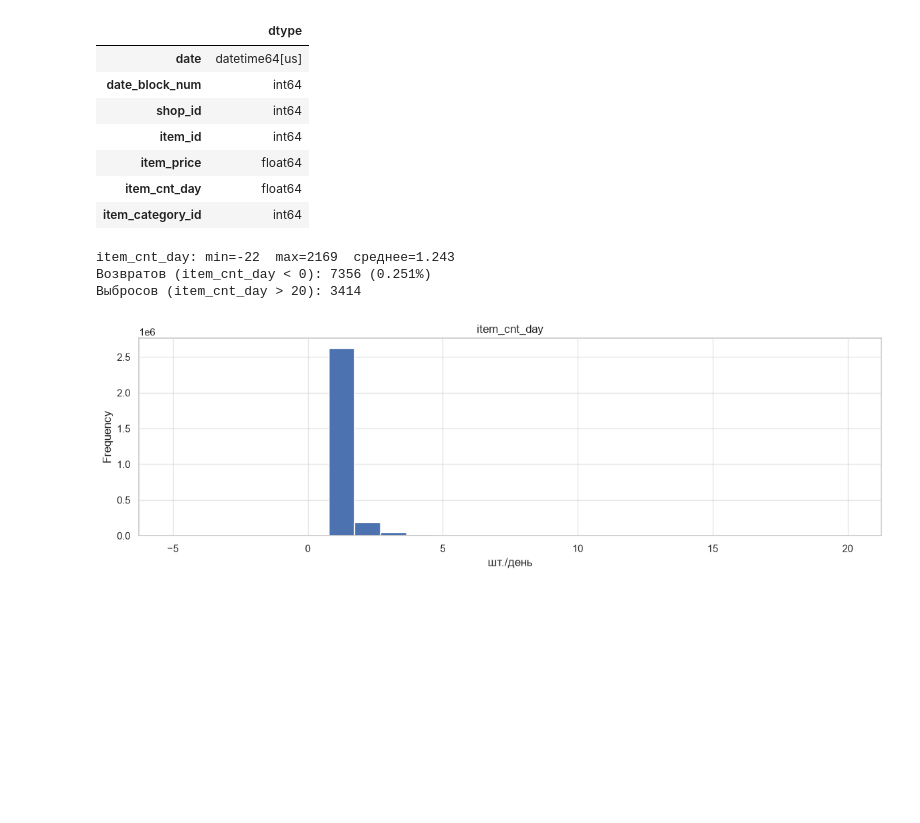
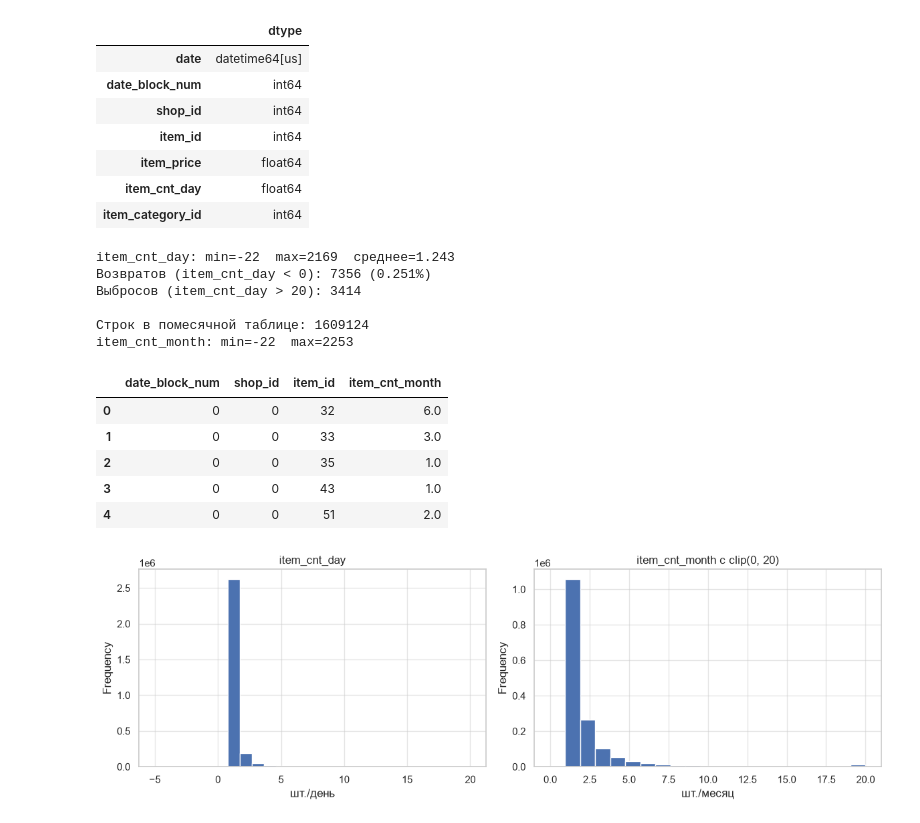
Before and after one commit to brawlerleg/ecup2026, a Jupyter notebook: niki.ipynb, the cells around one changed output. Cells and saved outputs as stored; diff of their text form; code cells hidden in the pictures; blank space fills up the shorter version.

```diff
--- a/niki.ipynb
+++ b/niki.ipynb
@@ -73,14 +73,36 @@ print('item_cnt_day: min=%.0f  max=%.0f  среднее=%.3f' % (d.min(), d.max(
 print('Возвратов (item_cnt_day < 0): %d (%.3f%%)' % ((d < 0).sum(), 100 * (d < 0).mean()))
 print('Выбросов (item_cnt_day > 20): %d' % (d > 20).sum())
 
-fig, ax = plt.subplots(1, 1, figsize=(12, 4))
-sales_train.loc[d.between(-5, 20), 'item_cnt_day'].plot(kind='hist', bins=26, ax=ax)
-ax.set_title('item_cnt_day');
-ax.set_xlabel('шт./день')
-plt.tight_layout();
-plt.show()
+_monthly = (sales_train.groupby(['date_block_num', 'shop_id', 'item_id'], observed=True)
+            .agg(item_cnt_month=('item_cnt_day', 'sum'))
+            .reset_index())
+print('\nСтрок в помесячной таблице:', _monthly.shape[0])
+print('item_cnt_month: min=%.0f  max=%.0f' % (_monthly['item_cnt_month'].min(),
+                                              _monthly['item_cnt_month'].max()))
+
+_monthly.head()
 # %% [output]
 item_cnt_day: min=-22  max=2169  среднее=1.243
 Возвратов (item_cnt_day < 0): 7356 (0.251%)
 Выбросов (item_cnt_day > 20): 3414
+
+Строк в помесячной таблице: 1609124
+item_cnt_month: min=-22  max=2253
-[figure, removed]
+|  | date_block_num | shop_id | item_id | item_cnt_month |
+| 0 | 0 | 0 | 32 | 6.0 |
+| 1 | 0 | 0 | 33 | 3.0 |
+| 2 | 0 | 0 | 35 | 1.0 |
+| 3 | 0 | 0 | 43 | 1.0 |
+| 4 | 0 | 0 | 51 | 2.0 |
+# %%
+fig, ax = plt.subplots(1, 2, figsize=(12, 4))
+sales_train.loc[d.between(-5, 20), 'item_cnt_day'].plot(kind='hist', bins=26, ax=ax[0])
+ax[0].set_title('item_cnt_day');
+ax[0].set_xlabel('шт./день')
+_monthly['item_cnt_month'].clip(0, 20).plot(kind='hist', bins=21, ax=ax[1])
+ax[1].set_title('item_cnt_month с clip(0, 20)');
+ax[1].set_xlabel('шт./месяц')
+plt.tight_layout();
+plt.show()
+# %% [output]
+[figure, added]
```
